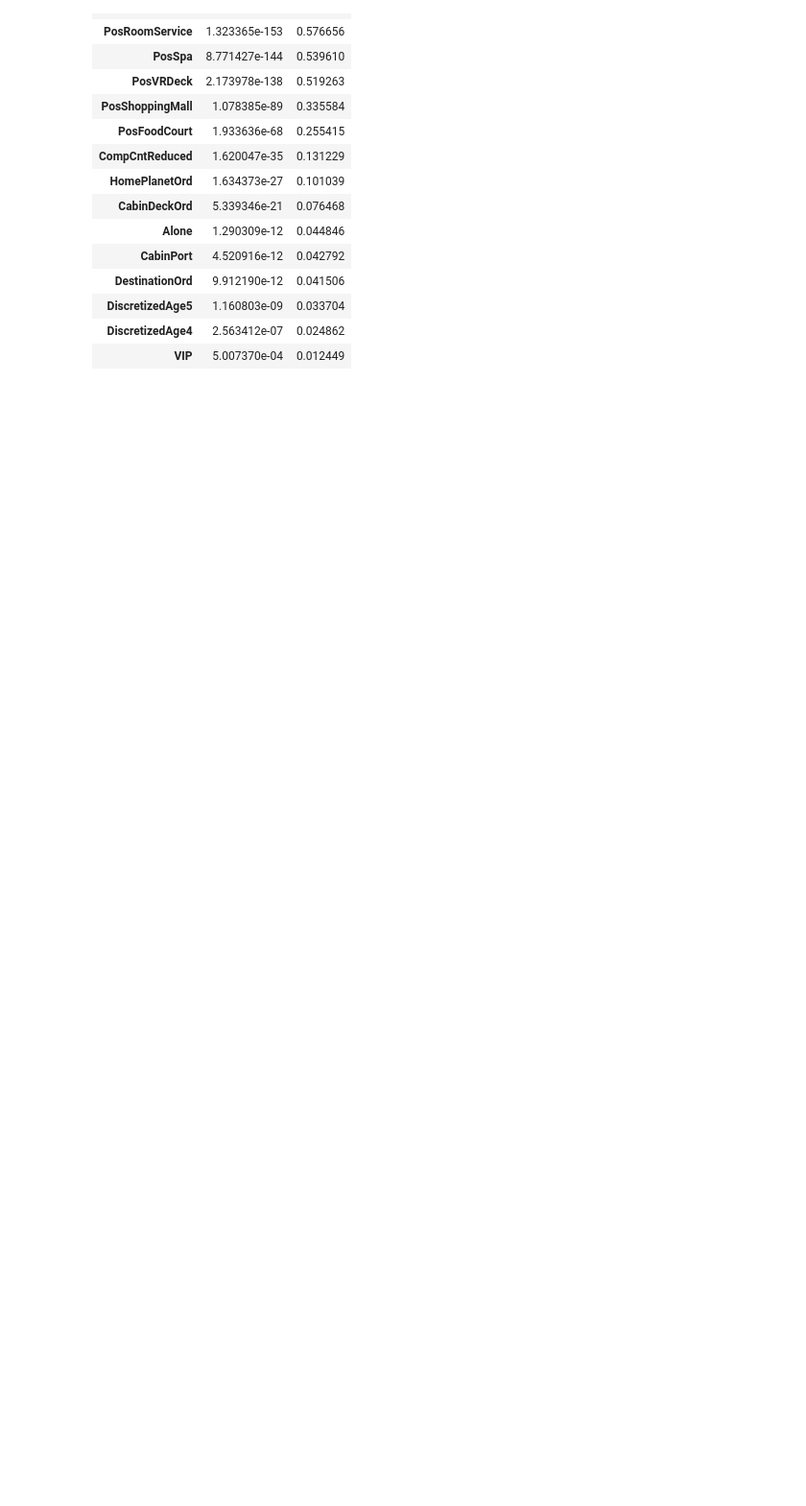
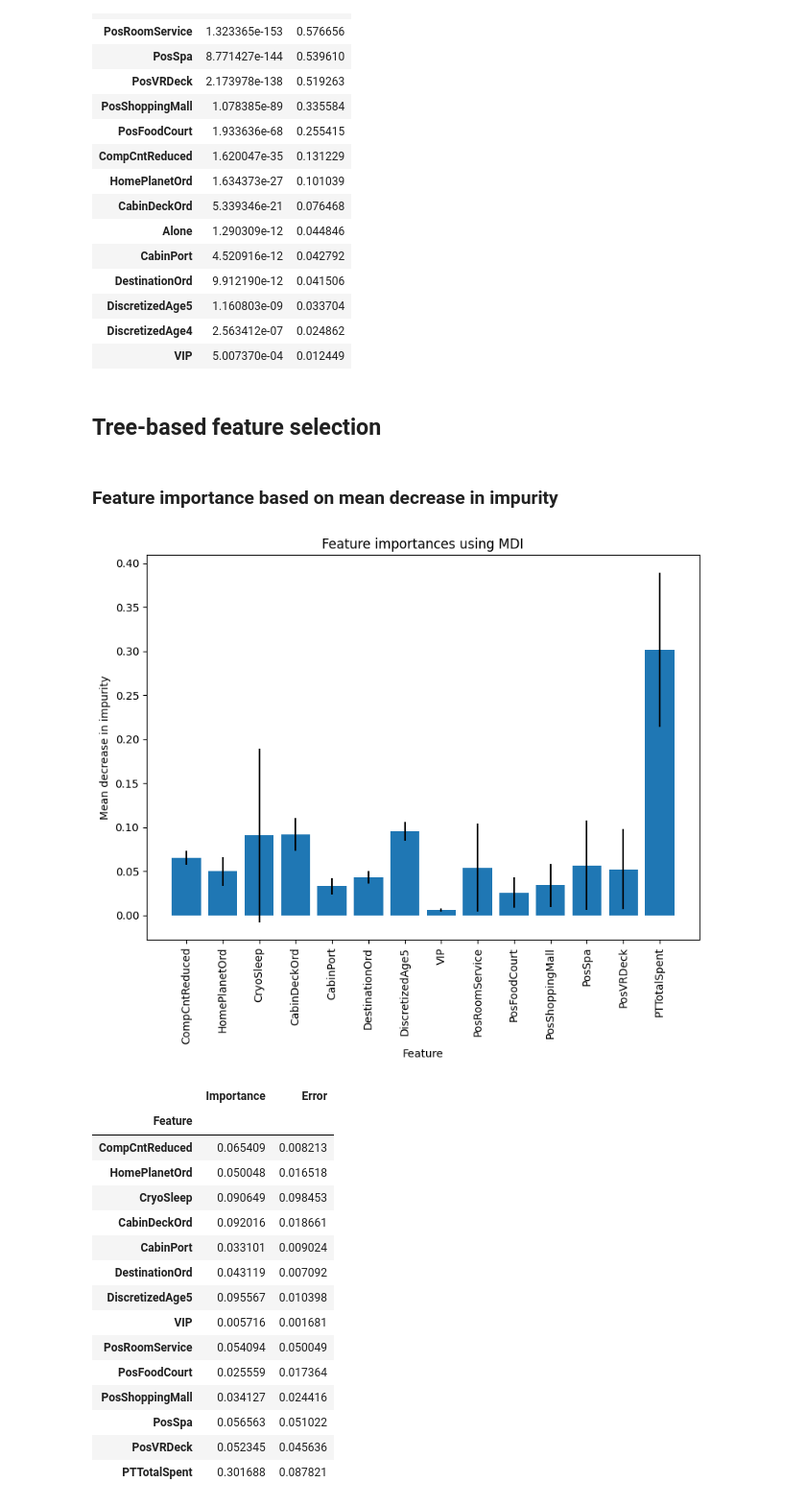
Before and after one commit to mwoitek/spaceship-titanic, a Jupyter notebook: notebooks/feature_selection.ipynb, the cells around one changed output. Shown: that part at 96% size. Saved outputs shown, nothing was run; the diff lists cells and outputs as text; code cells hidden in the pictures; blank space fills up the shorter version.

Commit message:
Tree-based feature selection

```diff
--- a/notebooks/feature_selection.ipynb
+++ b/notebooks/feature_selection.ipynb
@@ -63,8 +66,8 @@ memory usage: 826.8+ KB
 # %%
 assert df_train.isna().sum().eq(0).all()
 # %%
-y_train = df_train.pop("Transported")
-X_train = df_train
+X_train = df_train.drop(columns="Transported")
+y_train = df_train["Transported"]
 # %% [markdown]
 ## Univariate feature selection
 
@@ -158,3 +161,63 @@ display(scores_df)
 | DiscretizedAge5 | 1.160803e-09 | 0.033704 |
 | DiscretizedAge4 | 2.563412e-07 | 0.024862 |
 | VIP | 5.007370e-04 | 0.012449 |
+# %% [markdown]
+## Tree-based feature selection
+# %%
+# Prepare data
+X = df_train.drop(columns=["Alone", "DiscretizedAge4", "Transported"])
+y = df_train["Transported"]
+X_train, X_test, y_train, y_test = train_test_split(X, y, stratify=y, random_state=333)
+# %%
+# Train classifier
+clf = RandomForestClassifier(random_state=333).fit(X_train, y_train)
+clf = cast(RandomForestClassifier, clf)
+# %% [markdown]
+### Feature importance based on mean decrease in impurity
+# %%
+# Get feature importances and the corresponding errors
+importances = cast(npt.ArrayLike, clf.feature_importances_)
+std = np.std([tree.feature_importances_ for tree in clf.estimators_], axis=0)
+std = cast(npt.ArrayLike, std)
+# %%
+# Visualize results
+# NOTE: Impurity-based feature importances can be misleading for high
+# cardinality features (many unique values).
+
+# Plot feature importances
+fig = plt.figure(figsize=(8.0, 7.0), layout="tight")
+ax = fig.add_subplot()
+ax.bar(clf.feature_names_in_, importances, yerr=std)
+ax.tick_params(axis="x", labelrotation=90.0)
+ax.set_xlabel("Feature")
+ax.set_ylabel("Mean decrease in impurity")
+ax.set_title("Feature importances using MDI")
+plt.show()
+
+# Display results table
+importances_df = pd.DataFrame(
+    data={
+        "Feature": clf.feature_names_in_,
+        "Importance": importances,
+        "Error": std,
+    }
+).set_index("Feature")
+display(importances_df)
+# %% [output]
+[figure, added]
+|  | Importance | Error |
+| Feature |  |  |
+| CompCntReduced | 0.065409 | 0.008213 |
+| HomePlanetOrd | 0.050048 | 0.016518 |
+| CryoSleep | 0.090649 | 0.098453 |
+| CabinDeckOrd | 0.092016 | 0.018661 |
+| CabinPort | 0.033101 | 0.009024 |
+| DestinationOrd | 0.043119 | 0.007092 |
+| DiscretizedAge5 | 0.095567 | 0.010398 |
+| VIP | 0.005716 | 0.001681 |
+| PosRoomService | 0.054094 | 0.050049 |
+| PosFoodCourt | 0.025559 | 0.017364 |
+| PosShoppingMall | 0.034127 | 0.024416 |
+| PosSpa | 0.056563 | 0.051022 |
+| PosVRDeck | 0.052345 | 0.045636 |
+| PTTotalSpent | 0.301688 | 0.087821 |
```
Also changed, not shown: parts of 5 cells of this notebook, 1 other file.
